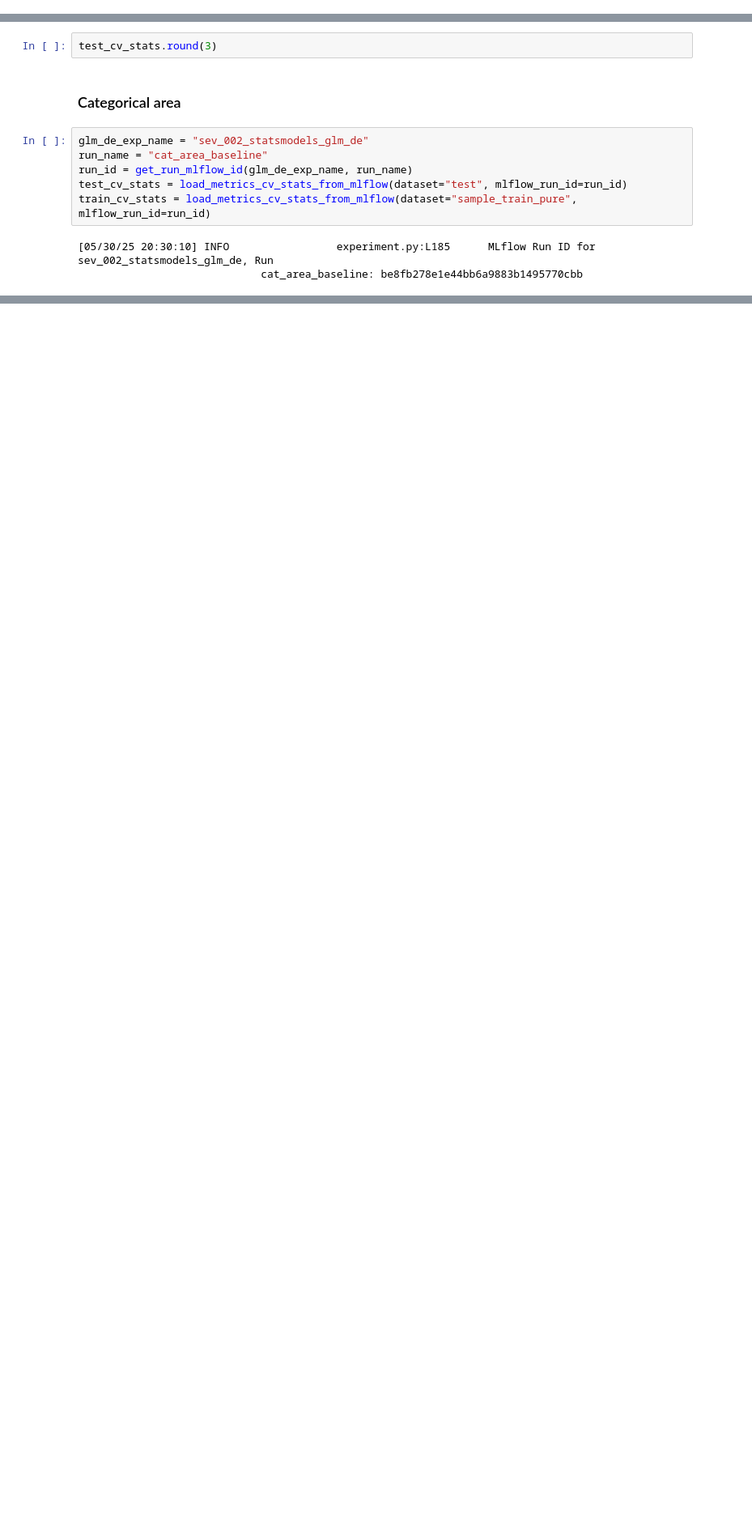
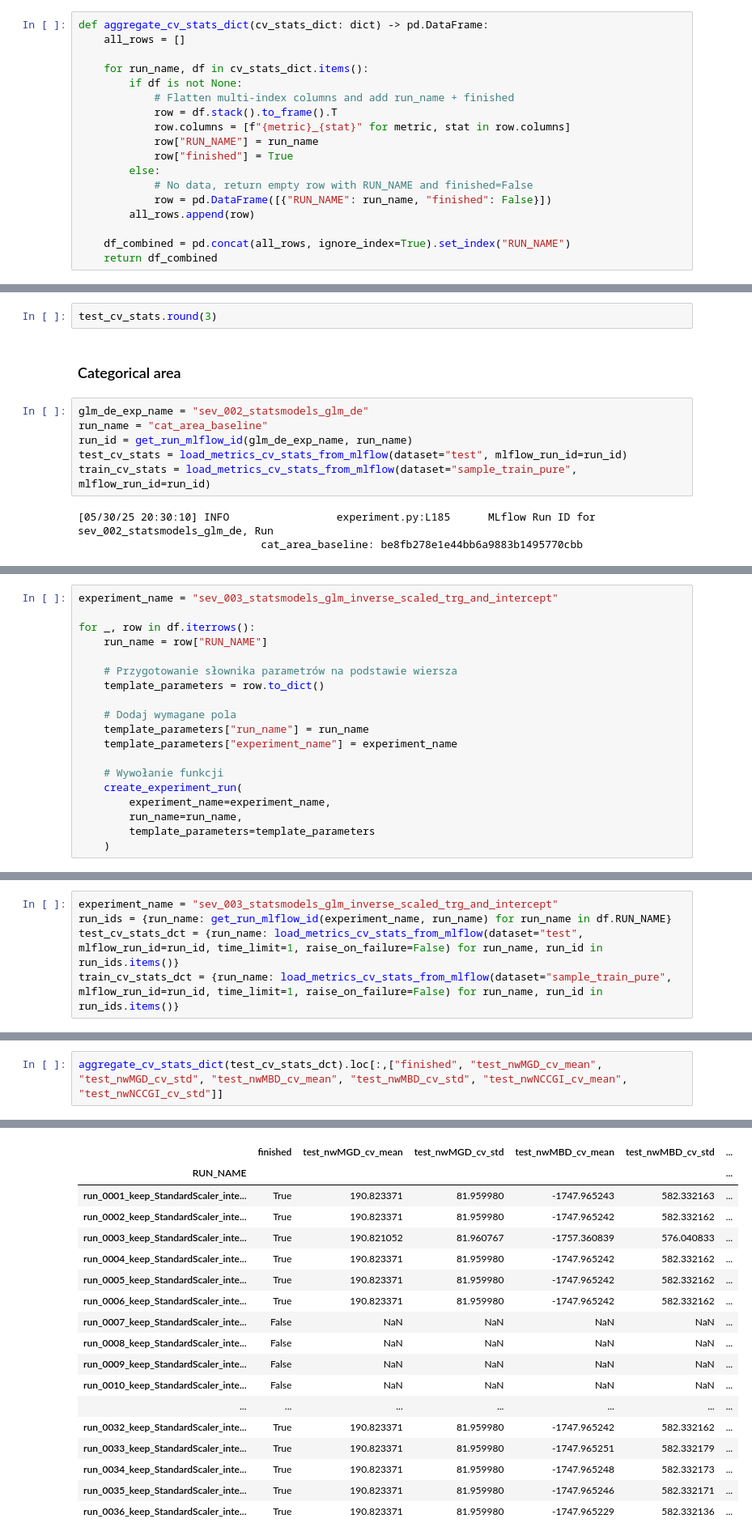
Before and after one commit to krzpiesiewicz/claim-modelling-kedro, a Jupyter notebook: claim_modelling_kedro/notebooks/exp_severity.ipynb, the cells around one changed output, grey strips where cells are left out. Shown at 81% size. Drawn from its saved outputs; the diff is of its cells as text; blank space fills up the shorter version.

```diff
--- a/claim_modelling_kedro/notebooks/exp_severity.ipynb
+++ b/claim_modelling_kedro/notebooks/exp_severity.ipynb
@@ -49,3 +55,21 @@ config = catalog.load("config")
+# %%
+def aggregate_cv_stats_dict(cv_stats_dict: dict) -> pd.DataFrame:
+    all_rows = []
+
+    for run_name, df in cv_stats_dict.items():
+        if df is not None:
+            # Flatten multi-index columns and add run_name + finished
+            row = df.stack().to_frame().T
+            row.columns = [f"{metric}_{stat}" for metric, stat in row.columns]
+            row["RUN_NAME"] = run_name
+            row["finished"] = True
+        else:
+            # No data, return empty row with RUN_NAME and finished=False
+            row = pd.DataFrame([{"RUN_NAME": run_name, "finished": False}])
+        all_rows.append(row)
+
+    df_combined = pd.concat(all_rows, ignore_index=True).set_index("RUN_NAME")
+    return df_combined
 # %% [markdown]
 ## Dummy mean regressor
 # %%
@@ -227,0 +453,19 @@ test_wuthrich_cv_stats.round(3)
+# %%
+experiment_name = "sev_003_statsmodels_glm_inverse_scaled_trg_and_intercept"
+
+for _, row in df.iterrows():
+    run_name = row["RUN_NAME"]
+
+    # Przygotowanie słownika parametrów na podstawie wiersza
+    template_parameters = row.to_dict()
+
+    # Dodaj wymagane pola
+    template_parameters["run_name"] = run_name
+    template_parameters["experiment_name"] = experiment_name
+
+    # Wywołanie funkcji
+    create_experiment_run(
+        experiment_name=experiment_name,
+        run_name=run_name,
+        template_parameters=template_parameters
+    )
@@ -227,0 +510,5 @@ test_wuthrich_cv_stats.round(3)
+# %%
+experiment_name = "sev_003_statsmodels_glm_inverse_scaled_trg_and_intercept"
+run_ids = {run_name: get_run_mlflow_id(experiment_name, run_name) for run_name in df.RUN_NAME}
+test_cv_stats_dct = {run_name: load_metrics_cv_stats_from_mlflow(dataset="test", mlflow_run_id=run_id, time_limit=1, raise_on_failure=False) for run_name, run_id in run_ids.items()}
+train_cv_stats_dct = {run_name: load_metrics_cv_stats_from_mlflow(dataset="sample_train_pure", mlflow_run_id=run_id, time_limit=1, raise_on_failure=False) for run_name, run_id in run_ids.items()}
@@ -227,0 +567,3 @@ test_wuthrich_cv_stats.round(3)
+# %%
+aggregate_cv_stats_dict(test_cv_stats_dct).loc[:,["finished", "test_nwMGD_cv_mean", "test_nwMGD_cv_std", "test_nwMBD_cv_mean", "test_nwMBD_cv_std", "test_nwNCCGI_cv_mean", "test_nwNCCGI_cv_std"]]
+# %% [output]
@@ -227,0 +571,18 @@ test_wuthrich_cv_stats.round(3)
+|  | finished | test_nwMGD_cv_mean | test_nwMGD_cv_std | test_nwMBD_cv_mean | test_nwMBD_cv_std | ... |
+| RUN_NAME |  |  |  |  |  | ... |
+| run_0001_keep_StandardScaler_inte... | True | 190.823371 | 81.959980 | -1747.965243 | 582.332163 | ... |
+| run_0002_keep_StandardScaler_inte... | True | 190.823371 | 81.959980 | -1747.965242 | 582.332162 | ... |
+| run_0003_keep_StandardScaler_inte... | True | 190.821052 | 81.960767 | -1757.360839 | 576.040833 | ... |
+| run_0004_keep_StandardScaler_inte... | True | 190.823371 | 81.959980 | -1747.965242 | 582.332162 | ... |
+| run_0005_keep_StandardScaler_inte... | True | 190.823371 | 81.959980 | -1747.965242 | 582.332162 | ... |
+| run_0006_keep_StandardScaler_inte... | True | 190.823371 | 81.959980 | -1747.965242 | 582.332162 | ... |
+| run_0007_keep_StandardScaler_inte... | False | NaN | NaN | NaN | NaN | ... |
+| run_0008_keep_StandardScaler_inte... | False | NaN | NaN | NaN | NaN | ... |
+| run_0009_keep_StandardScaler_inte... | False | NaN | NaN | NaN | NaN | ... |
+| run_0010_keep_StandardScaler_inte... | False | NaN | NaN | NaN | NaN | ... |
+| ... | ... | ... | ... | ... | ... | ... |
+| run_0032_keep_StandardScaler_inte... | True | 190.823371 | 81.959980 | -1747.965242 | 582.332162 | ... |
+| run_0033_keep_StandardScaler_inte... | True | 190.823371 | 81.959980 | -1747.965251 | 582.332179 | ... |
+| run_0034_keep_StandardScaler_inte... | True | 190.823371 | 81.959980 | -1747.965248 | 582.332173 | ... |
+| run_0035_keep_StandardScaler_inte... | True | 190.823371 | 81.959980 | -1747.965246 | 582.332171 | ... |
+| run_0036_keep_StandardScaler_inte... | True | 190.823371 | 81.959980 | -1747.965229 | 582.332136 | ... |
```
Also changed, not shown: parts of 58 cells of this notebook.
